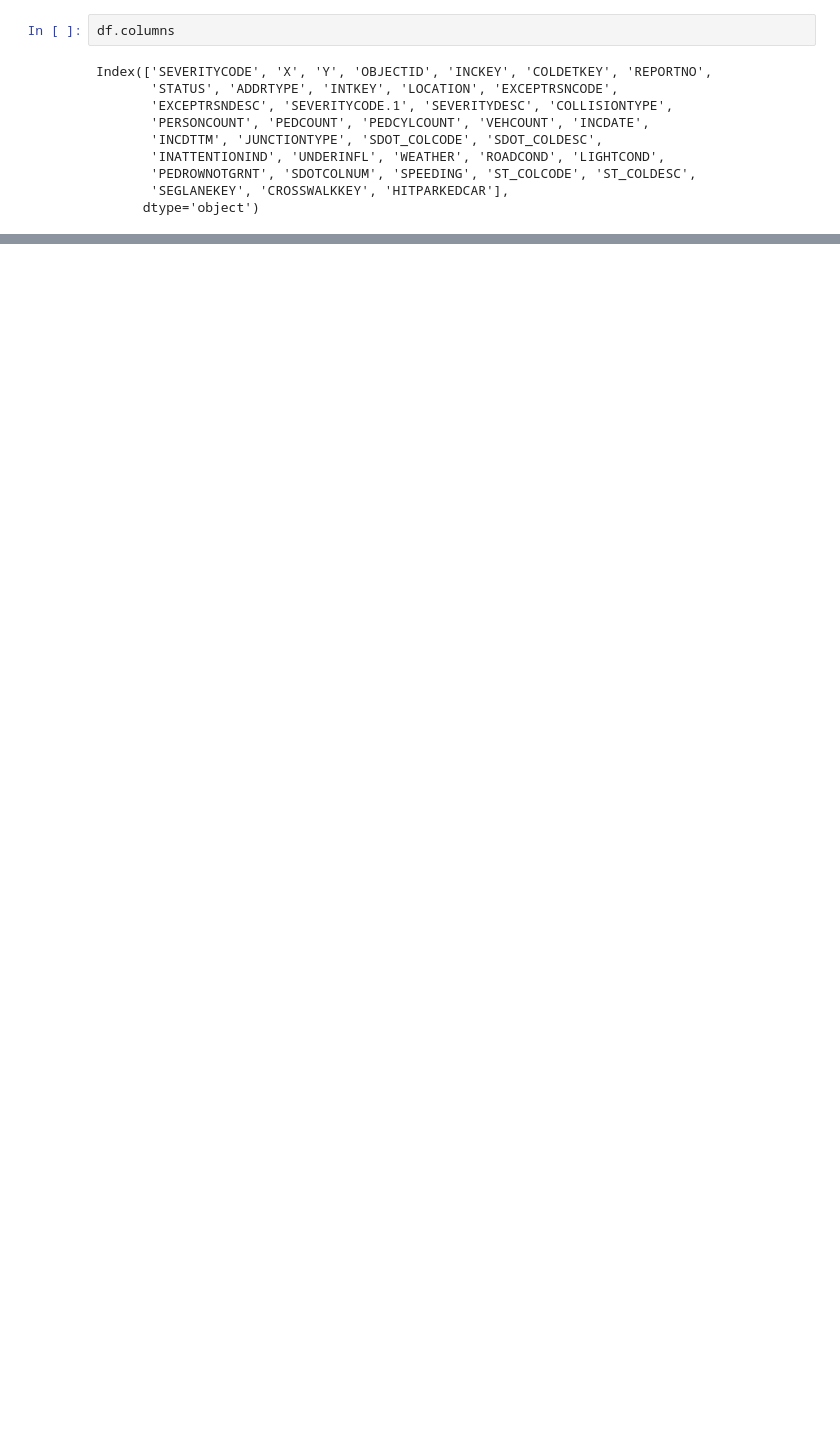
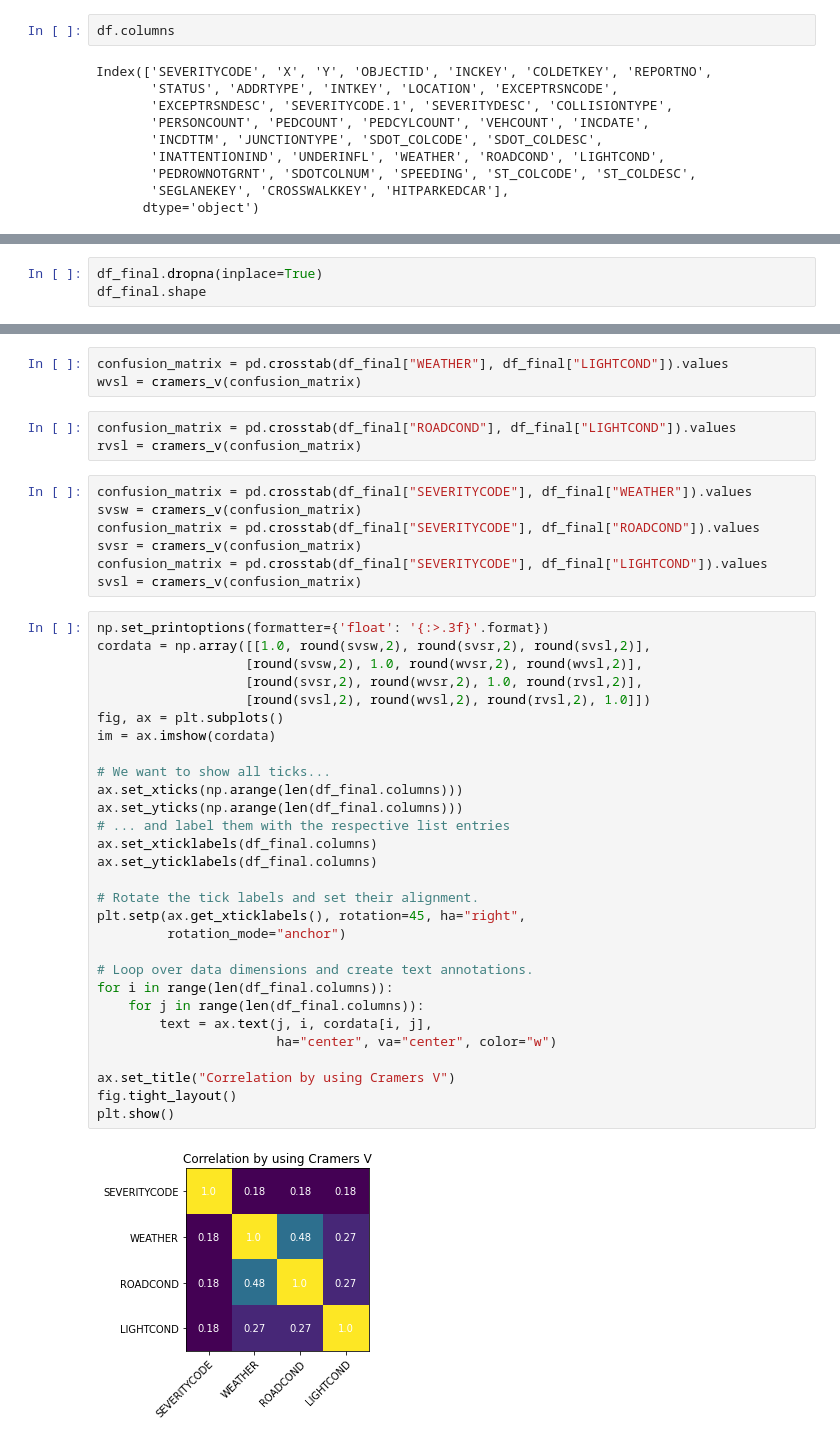
Before and after one commit to turkulerc/Coursera_Capstone, a Jupyter notebook: ADS_Capstone.ipynb, the cells around one changed output, grey strips where cells are left out. Cells and saved outputs as stored; diff of their text form; blank space fills up the shorter version.

```diff
--- a/ADS_Capstone.ipynb
+++ b/ADS_Capstone.ipynb
@@ -35,0 +135,3 @@ Index(['SEVERITYCODE', 'X', 'Y', 'OBJECTID', 'INCKEY', 'COLDETKEY', 'REPORTNO',
+# %%
+df_final.dropna(inplace=True)
+df_final.shape
@@ -35,0 +202,44 @@ Index(['SEVERITYCODE', 'X', 'Y', 'OBJECTID', 'INCKEY', 'COLDETKEY', 'REPORTNO',
+# %%
+confusion_matrix = pd.crosstab(df_final["WEATHER"], df_final["LIGHTCOND"]).values
+wvsl = cramers_v(confusion_matrix)
+# %%
+confusion_matrix = pd.crosstab(df_final["ROADCOND"], df_final["LIGHTCOND"]).values
+rvsl = cramers_v(confusion_matrix)
+# %%
+confusion_matrix = pd.crosstab(df_final["SEVERITYCODE"], df_final["WEATHER"]).values
+svsw = cramers_v(confusion_matrix)
+confusion_matrix = pd.crosstab(df_final["SEVERITYCODE"], df_final["ROADCOND"]).values
+svsr = cramers_v(confusion_matrix)
+confusion_matrix = pd.crosstab(df_final["SEVERITYCODE"], df_final["LIGHTCOND"]).values
+svsl = cramers_v(confusion_matrix)
+# %%
+np.set_printoptions(formatter={'float': '{:>.3f}'.format})
+cordata = np.array([[1.0, round(svsw,2), round(svsr,2), round(svsl,2)],
+                   [round(svsw,2), 1.0, round(wvsr,2), round(wvsl,2)],
+                   [round(svsr,2), round(wvsr,2), 1.0, round(rvsl,2)],
+                   [round(svsl,2), round(wvsl,2), round(rvsl,2), 1.0]])
+fig, ax = plt.subplots()
+im = ax.imshow(cordata)
+
+# We want to show all ticks...
+ax.set_xticks(np.arange(len(df_final.columns)))
+ax.set_yticks(np.arange(len(df_final.columns)))
+# ... and label them with the respective list entries
+ax.set_xticklabels(df_final.columns)
+ax.set_yticklabels(df_final.columns)
+
+# Rotate the tick labels and set their alignment.
+plt.setp(ax.get_xticklabels(), rotation=45, ha="right",
+         rotation_mode="anchor")
+
+# Loop over data dimensions and create text annotations.
+for i in range(len(df_final.columns)):
+    for j in range(len(df_final.columns)):
+        text = ax.text(j, i, cordata[i, j],
+                       ha="center", va="center", color="w")
+
+ax.set_title("Correlation by using Cramers V")
+fig.tight_layout()
+plt.show()
+# %% [output]
+[figure, added]
```
Also changed, not shown: parts of 39 cells of this notebook.
